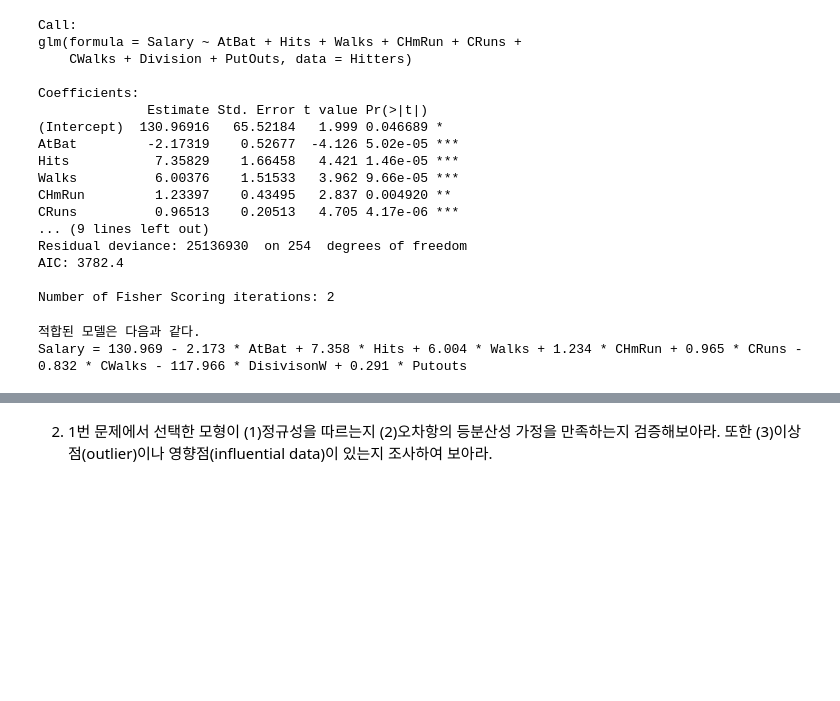
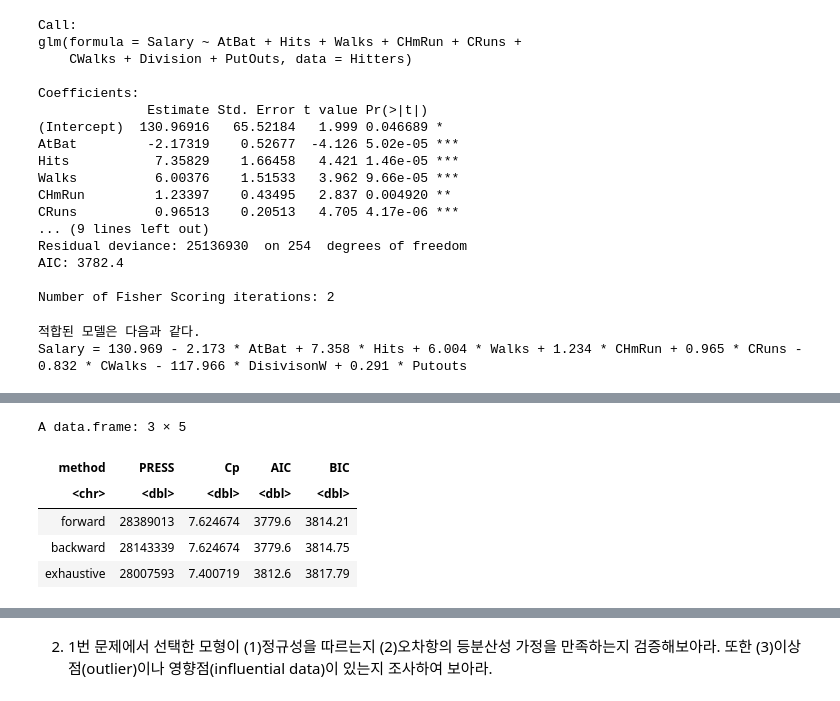
Before and after one commit to barkle2/KNOU, a Jupyter notebook: [5-1]데이터분석방법론(1)/기말.ipynb, the cells around one changed output, grey strips where cells are left out. Drawn from its saved outputs; the diff is of its cells as text; code cells hidden in the pictures; blank space fills up the shorter version.

```diff
--- a/[5-1]데이터분석방법론(1)/기말.ipynb
+++ b/[5-1]데이터분석방법론(1)/기말.ipynb
@@ -698,0 +874,16 @@ Salary = 130.969 - 2.173 * AtBat + 7.358 * Hits + 6.004 * Walks + 1.234 * CHmRun
+# %%
+method = c("forward", "backward", "exhaustive")
+PRESS = c(28389013, 28143339, 28007593)
+Cp = c(7.624674, 7.624674, 7.400719)
+AIC = c(3779.6, 3779.6, 3812.6)
+BIC = c(3814.21, 3814.75, 3817.79)
+
+result_value = data.frame(method, PRESS, Cp, AIC, BIC)
+result_value
+# %% [output]
+A data.frame: 3 × 5
+| method | PRESS | Cp | AIC | BIC |
+| <chr> | <dbl> | <dbl> | <dbl> | <dbl> |
+| forward | 28389013 | 7.624674 | 3779.6 | 3814.21 |
+| backward | 28143339 | 7.624674 | 3779.6 | 3814.75 |
+| exhaustive | 28007593 | 7.400719 | 3812.6 | 3817.79 |
```
Also changed, not shown: parts of 14 cells of this notebook.
